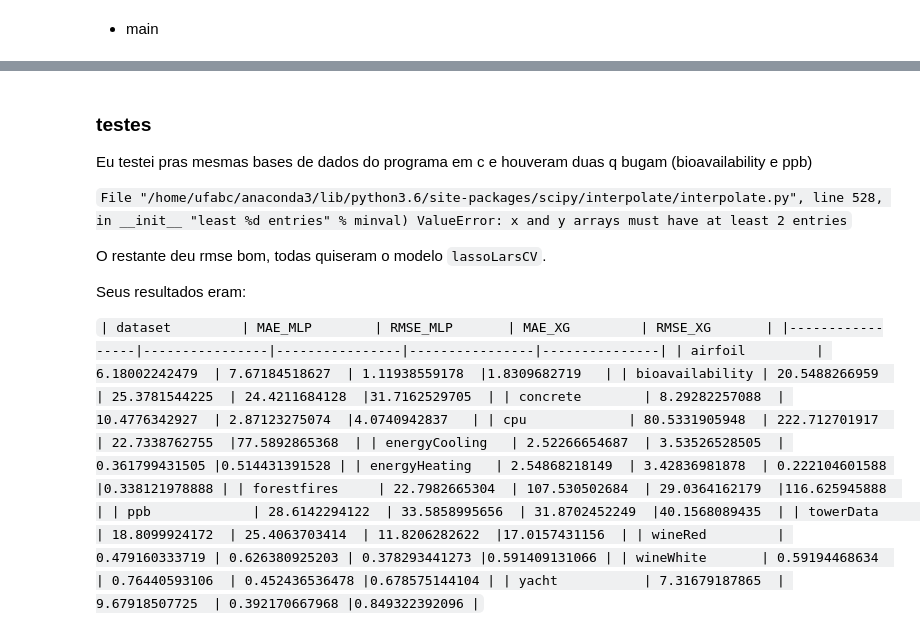
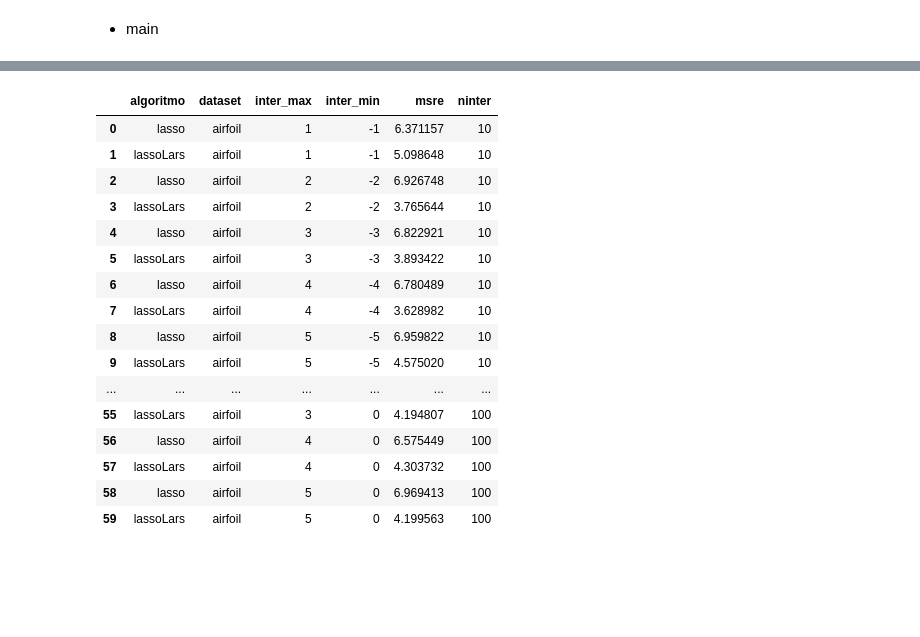
Before and after one commit to maira-lima/inter-transf, a Jupyter notebook: inter-transf.ipynb, the cells around one changed output, grey strips where cells are left out. Saved outputs shown, nothing was run; the diff lists cells and outputs as text; code cells hidden in the pictures; blank space fills up the shorter version.

```diff
--- a/inter-transf.ipynb
+++ b/inter-transf.ipynb
@@ -113,27 +100,0 @@ rmse yacht 9.731068516319386
-# %% [markdown]
-### testes
-
-Eu testei pras mesmas bases de dados do programa em c e houveram duas q bugam (bioavailability e ppb)
-
-`File "/home/ufabc/anaconda3/lib/python3.6/site-packages/scipy/interpolate/interpolate.py", line 528, in __init__
-    "least %d entries" % minval)
-ValueError: x and y arrays must have at least 2 entries`
-
-O restante deu rmse bom, todas quiseram o modelo `lassoLarsCV`.
-
-Seus resultados eram:
-
-`| dataset         | MAE_MLP        | RMSE_MLP       | MAE_XG         | RMSE_XG       |
-|-----------------|----------------|----------------|----------------|---------------|
-| airfoil         | 6.18002242479  | 7.67184518627  | 1.11938559178  |1.8309682719   |
-| bioavailability | 20.5488266959  | 25.3781544225  | 24.4211684128  |31.7162529705  |
-| concrete        | 8.29282257088  | 10.4776342927  | 2.87123275074  |4.0740942837   |
-| cpu             | 80.5331905948  | 222.712701917  | 22.7338762755  |77.5892865368  |
-| energyCooling   | 2.52266654687  | 3.53526528505  | 0.361799431505 |0.514431391528 |
-| energyHeating   | 2.54868218149  | 3.42836981878  | 0.222104601588 |0.338121978888 |
-| forestfires     | 22.7982665304  | 107.530502684  | 29.0364162179  |116.625945888  |
-| ppb             | 28.6142294122  | 33.5858995656  | 31.8702452249  |40.1568089435  |
-| towerData       | 18.8099924172  | 25.4063703414  | 11.8206282622  |17.0157431156  |
-| wineRed         | 0.479160333719 | 0.626380925203 | 0.378293441273 |0.591409131066 |
-| wineWhite       | 0.59194468634  | 0.76440593106  | 0.452436536478 |0.678575144104 |
-| yacht           | 7.31679187865  | 9.67918507725  | 0.392170667968 |0.849322392096 |`
@@ -139,0 +144,20 @@ Seus resultados eram:
+# %%
+df
+# %% [output]
+|  | algoritmo | dataset | inter_max | inter_min | msre | ninter |
+| 0 | lasso | airfoil | 1 | -1 | 6.371157 | 10 |
+| 1 | lassoLars | airfoil | 1 | -1 | 5.098648 | 10 |
+| 2 | lasso | airfoil | 2 | -2 | 6.926748 | 10 |
+| 3 | lassoLars | airfoil | 2 | -2 | 3.765644 | 10 |
+| 4 | lasso | airfoil | 3 | -3 | 6.822921 | 10 |
+| 5 | lassoLars | airfoil | 3 | -3 | 3.893422 | 10 |
+| 6 | lasso | airfoil | 4 | -4 | 6.780489 | 10 |
+| 7 | lassoLars | airfoil | 4 | -4 | 3.628982 | 10 |
+| 8 | lasso | airfoil | 5 | -5 | 6.959822 | 10 |
+| 9 | lassoLars | airfoil | 5 | -5 | 4.575020 | 10 |
+| ... | ... | ... | ... | ... | ... | ... |
+| 55 | lassoLars | airfoil | 3 | 0 | 4.194807 | 100 |
+| 56 | lasso | airfoil | 4 | 0 | 6.575449 | 100 |
+| 57 | lassoLars | airfoil | 4 | 0 | 4.303732 | 100 |
+| 58 | lasso | airfoil | 5 | 0 | 6.969413 | 100 |
+| 59 | lassoLars | airfoil | 5 | 0 | 4.199563 | 100 |
```
Also changed, not shown: parts of 15 cells of this notebook, 3 other files.
